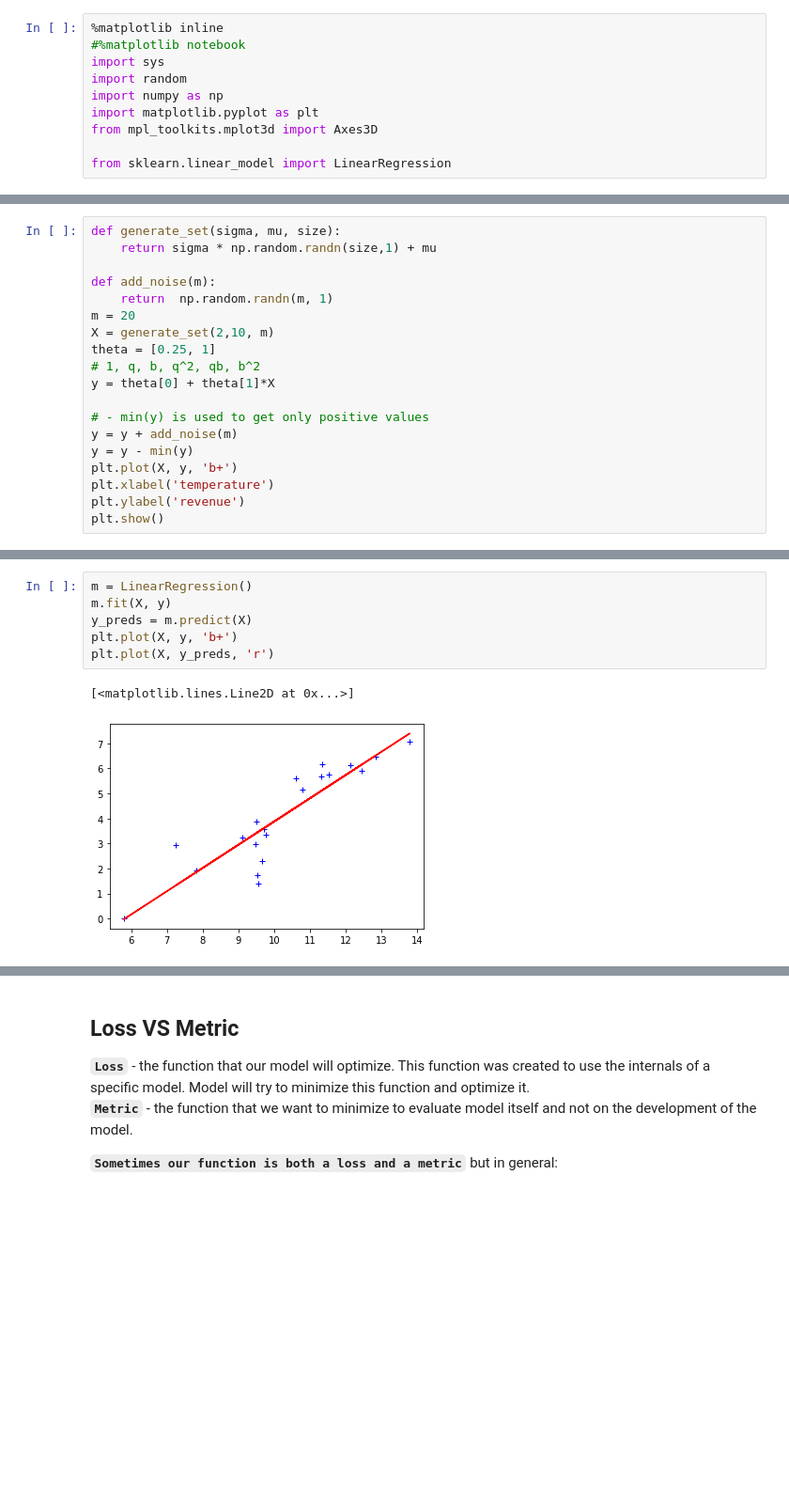
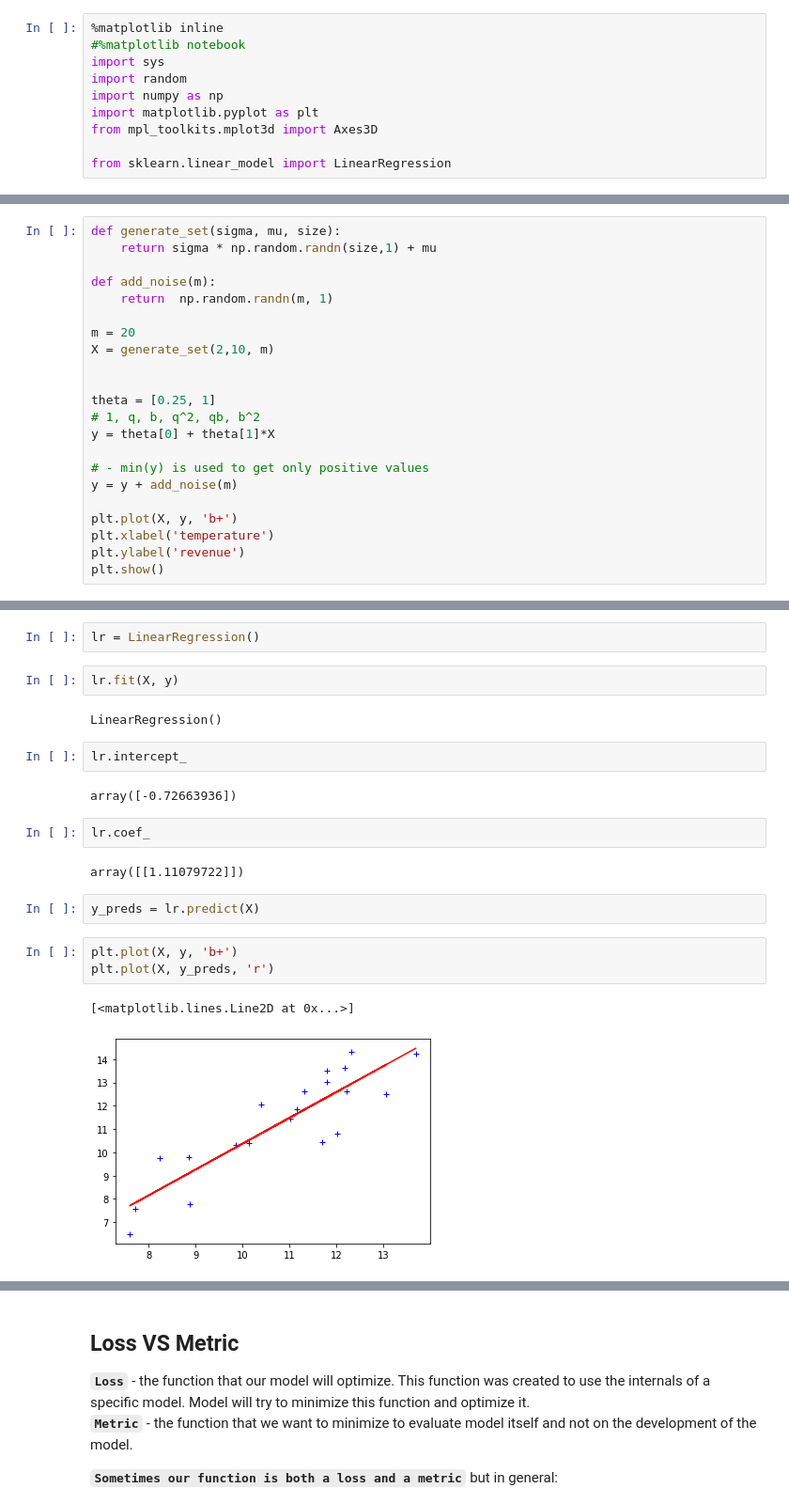
Before and after one commit to tavo-robotas/edu_machine_learning, a Jupyter notebook: __linear_regression/__VIII_Metrics_overview.ipynb, the cells around one changed output, grey strips where cells are left out. Shown at 94% size. Saved outputs shown, nothing was run; the diff lists cells and outputs as text; blank space fills up the shorter version.

```diff
--- a/__linear_regression/__VIII_Metrics_overview.ipynb
+++ b/__linear_regression/__VIII_Metrics_overview.ipynb
@@ -47,15 +55,18 @@ def generate_set(sigma, mu, size):
 
 def add_noise(m):
     return  np.random.randn(m, 1)
+
 m = 20
 X = generate_set(2,10, m)
+
+
 theta = [0.25, 1]
 # 1, q, b, q^2, qb, b^2
 y = theta[0] + theta[1]*X
 
 # - min(y) is used to get only positive values
 y = y + add_noise(m)
-y = y - min(y)
+
 plt.plot(X, y, 'b+')
 plt.xlabel('temperature')
 plt.ylabel('revenue')
@@ -65,12 +76,25 @@ plt.show()
+# %%
+lr = LinearRegression()
+# %%
+lr.fit(X, y)
+# %% [output]
+LinearRegression()
+# %%
+lr.intercept_
+# %% [output]
+array([-0.72663936])
+# %%
+lr.coef_
+# %% [output]
+array([[1.11079722]])
+# %%
+y_preds = lr.predict(X)
 # %%
-m = LinearRegression()
-m.fit(X, y)
-y_preds = m.predict(X)
 plt.plot(X, y, 'b+')
 plt.plot(X, y_preds, 'r')
 # %% [output]
 [<matplotlib.lines.Line2D at 0x...>]
-[figure, old version]
+[figure, new version]
 # %% [markdown]
 After we collected our data we fit our linear regression model. So we fit a straight line that can best fit our training data.
 And we have to evaluate our model by calculating the error which is the difference between the hypothesis predictions that are comming from our equation and the actuall true data points <code>**(true labels)**</code>. So usually we calculate residual which is the error or the difference between the  <code>**predictions and minus the ground truth**</code> for each point:
```
Also changed, not shown: parts of 14 cells of this notebook, 8 other files.
